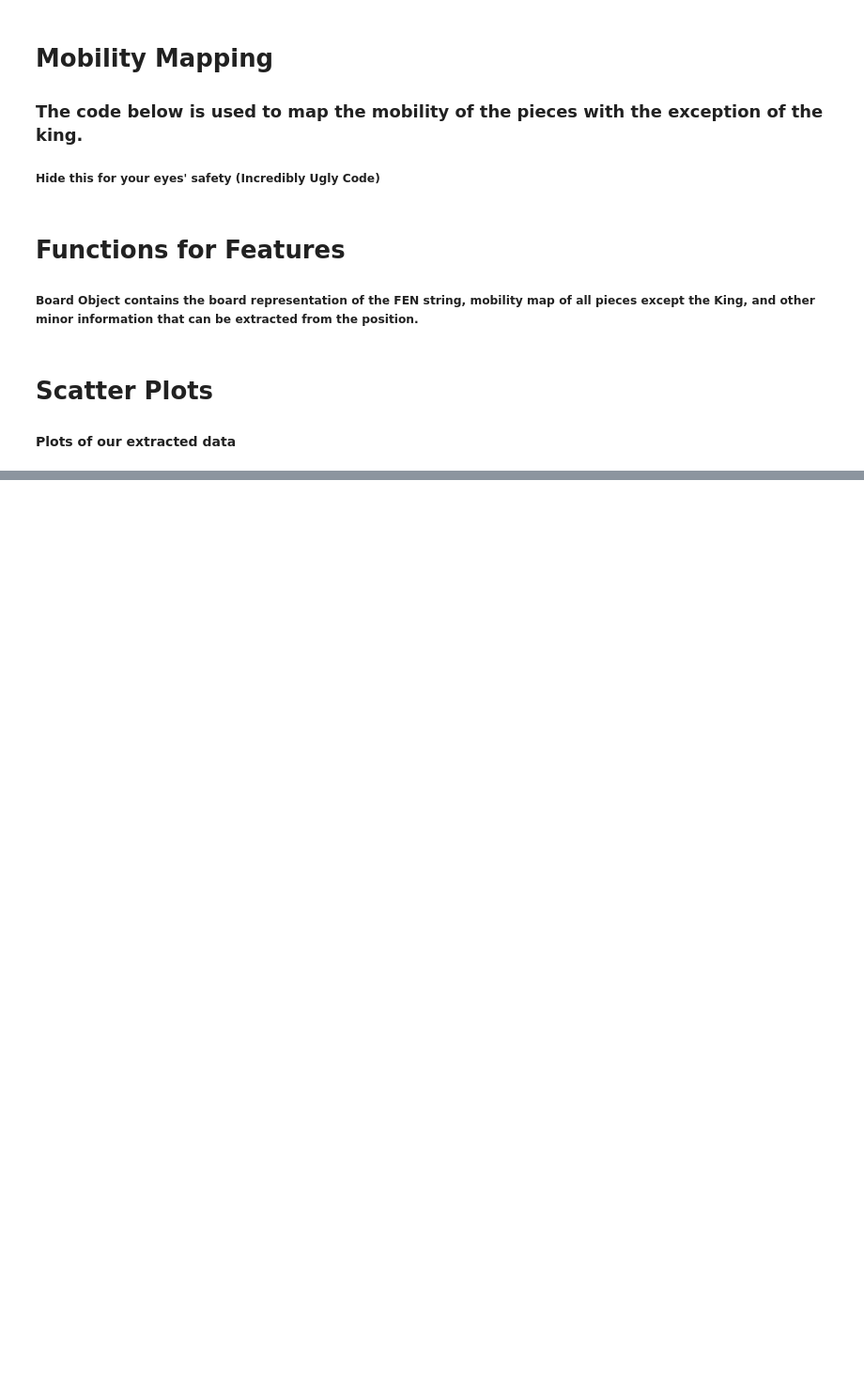
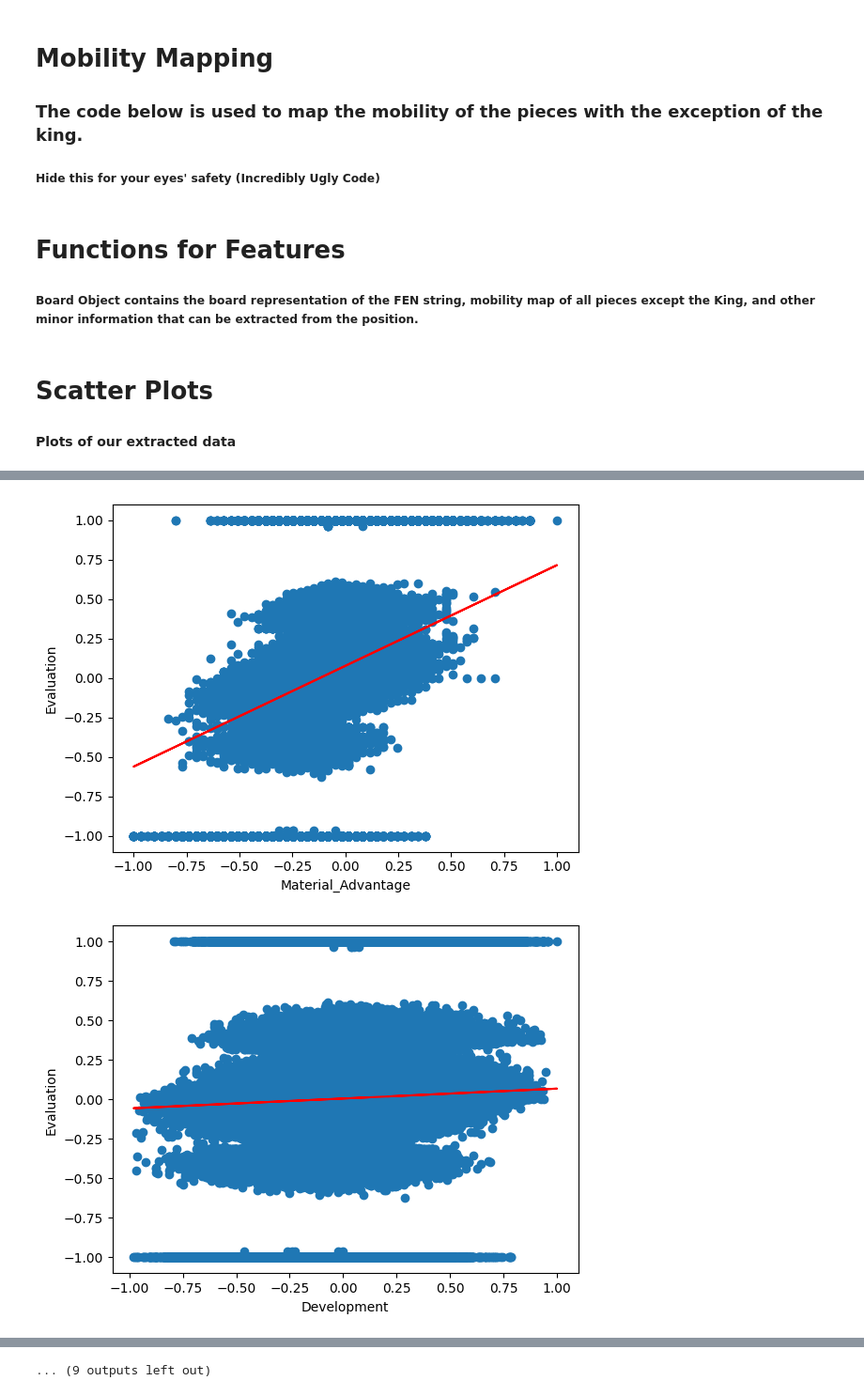
Before and after one commit to ezh247467/CSE151A-Group-Project, a Jupyter notebook: Group_Project.ipynb, the cells around one changed output, grey strips where cells are left out. Shown at 94% size. Saved outputs shown, nothing was run; the diff lists cells and outputs as text; code cells hidden in the pictures; blank space fills up the shorter version.

```diff
--- a/Group_Project.ipynb
+++ b/Group_Project.ipynb
@@ -561,0 +568,37 @@ KeyboardInterrupt:
+# %%
+# Linear Regression
+linear_model = LinearRegression()
+kfold = RepeatedKFold(n_splits = 10, n_repeats = 1)
+test_mses = []
+train_mses = []
+for train_index, test_index in kfold.split(chessData_df):
+  train = chessData_df.iloc[train_index]
+  test = chessData_df.iloc[test_index]
+  for var in ['Material_Advantage', 'Development']:
+    train_ind = np.reshape(np.array(train[var]), (-1, 1))
+    train_dep = train['Evaluation']
+
+    test_ind = np.reshape(np.array(test[var]), (-1, 1))
+    test_dep = test['Evaluation']
+    linear_model.fit(train_ind, train_dep)
+
+    test_pred = linear_model.predict(test_ind)
+    train_pred = linear_model.predict(train_ind)
+    test_mse = np.mean((test_dep - test_pred) ** 2)
+    train_mse = np.mean((train_dep - train_pred) ** 2)
+    plt.scatter(train_ind, train_dep)
+    plt.plot(train_ind, train_pred, c='r')
+    plt.xlabel(var)
+    plt.ylabel("Evaluation")
+    plt.show()
+    test_mses.append(test_mse)
+    train_mses.append(train_mse)
+
+print(f'10-Fold Cross validation MSEs:')
+for i in range(10):
+  print(f'Iteration {i + 1}:')
+  print(f'Material Advantage MSE - Test: {test_mses[i * 2]}, Train: {train_mses[i * 2]}')
+  print(f'Development MSE - Test: {test_mses[(i * 2) + 1]}, Train: {train_mses[(i * 2) + 1]}')
+# %% [output]
+[figure, added]
+[figure, added]
@@ -561,0 +615 @@ KeyboardInterrupt:
+... (9 outputs left out)
```
Also changed, not shown: parts of 3 cells of this notebook, 3 other files.
